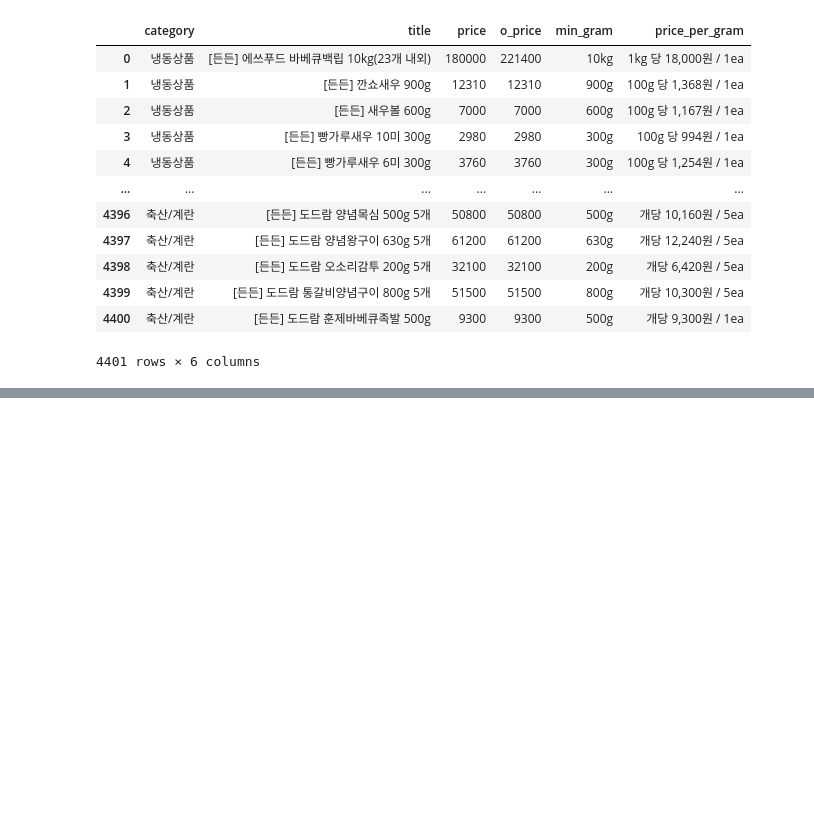
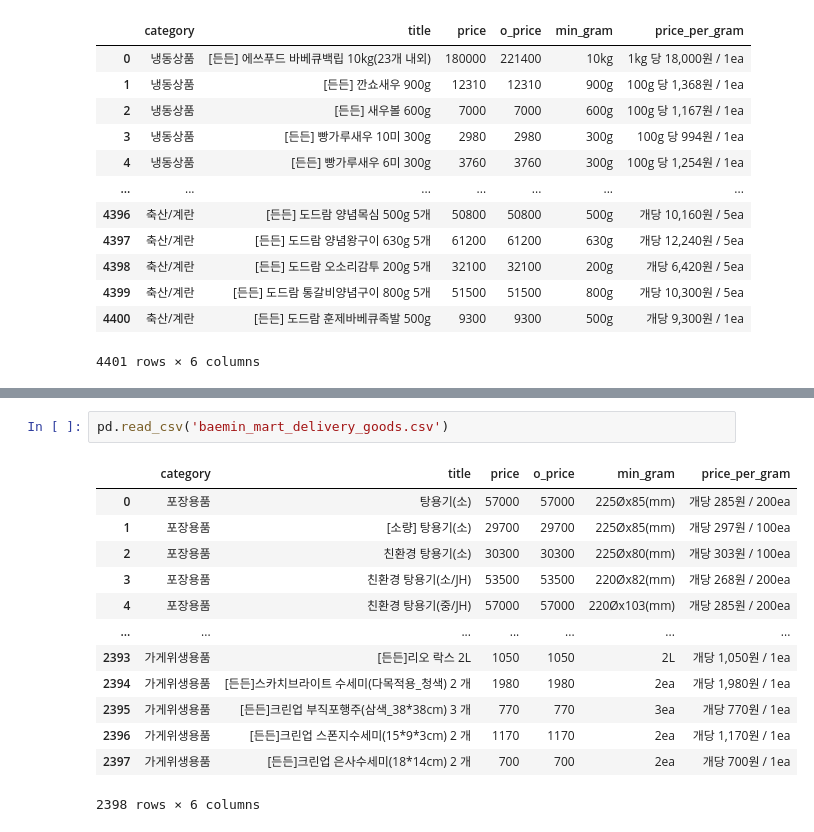
Before and after one commit to dss-14th/crawling-repo-2, a Jupyter notebook: baemin.py_test.ipynb, the cells around one changed output, grey strips where cells are left out. Drawn from its saved outputs; the diff is of its cells as text; blank space fills up the shorter version.

Commit message:
0910 baemin on server, sqldb update

```diff
--- a/baemin.py_test.ipynb
+++ b/baemin.py_test.ipynb
@@ -182,0 +203,16 @@ pd.read_csv('baemin_mart_items.csv')
+# %%
+pd.read_csv('baemin_mart_delivery_goods.csv')
+# %% [output]
+|  | category | title | price | o_price | min_gram | price_per_gram |
+| 0 | 포장용품 | 탕용기(소) | 57000 | 57000 | 225Øx85(mm) | 개당 285원 / 200ea |
+| 1 | 포장용품 | [소량] 탕용기(소) | 29700 | 29700 | 225Øx85(mm) | 개당 297원 / 100ea |
+| 2 | 포장용품 | 친환경 탕용기(소) | 30300 | 30300 | 225Øx80(mm) | 개당 303원 / 100ea |
+| 3 | 포장용품 | 친환경 탕용기(소/JH) | 53500 | 53500 | 220Øx82(mm) | 개당 268원 / 200ea |
+| 4 | 포장용품 | 친환경 탕용기(중/JH) | 57000 | 57000 | 220Øx103(mm) | 개당 285원 / 200ea |
+| ... | ... | ... | ... | ... | ... | ... |
+| 2393 | 가게위생용품 | [든든]리오 락스 2L | 1050 | 1050 | 2L | 개당 1,050원 / 1ea |
+| 2394 | 가게위생용품 | [든든]스카치브라이트 수세미(다목적용_청색) 2 개 | 1980 | 1980 | 2ea | 개당 1,980원 / 1ea |
+| 2395 | 가게위생용품 | [든든]크린업 부직포행주(삼색_38*38cm) 3 개 | 770 | 770 | 3ea | 개당 770원 / 1ea |
+| 2396 | 가게위생용품 | [든든]크린업 스폰지수세미(15*9*3cm) 2 개 | 1170 | 1170 | 2ea | 개당 1,170원 / 1ea |
+| 2397 | 가게위생용품 | [든든]크린업 은사수세미(18*14cm) 2 개 | 700 | 700 | 2ea | 개당 700원 / 1ea |
+2398 rows × 6 columns
```
Also changed, not shown: parts of 1 cell of this notebook, 2 other files.
